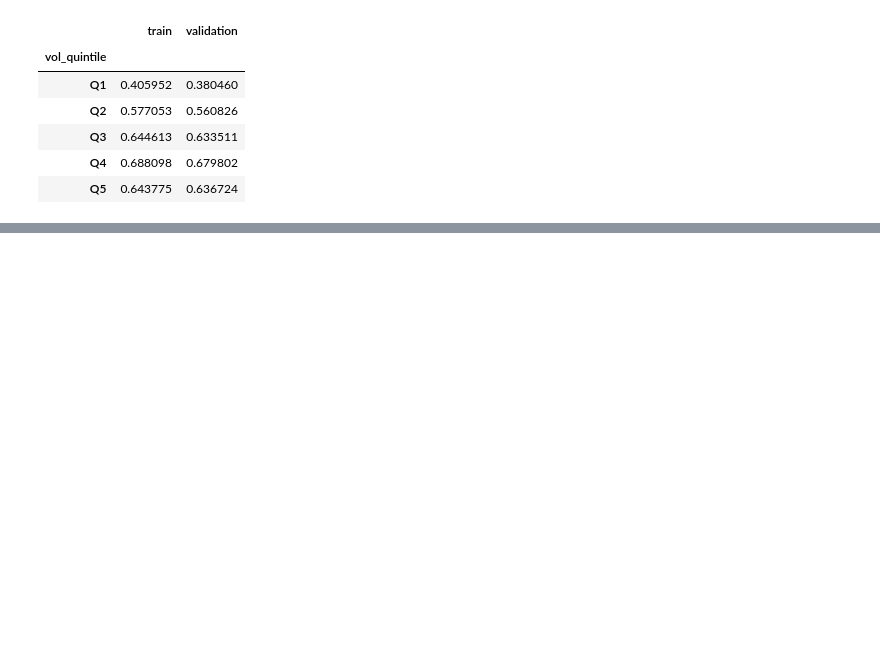
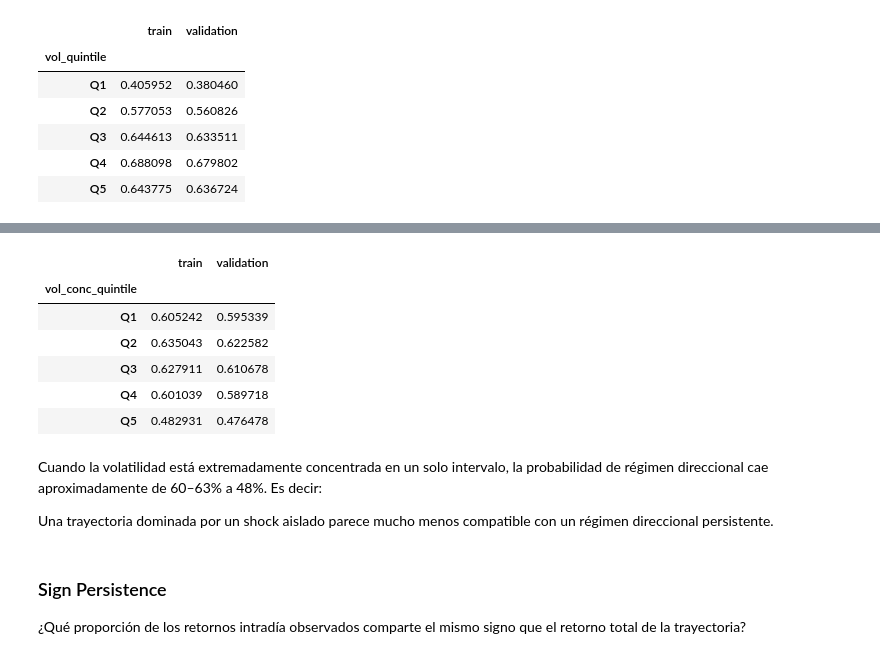
Before and after one commit to ADRIANVM117/data-science-portfolio, a Jupyter notebook: EXAMEN_DL_BOURBAKI/notebooks/03_quant_feature_baseline.ipynb, the cells around one changed output, grey strips where cells are left out. Cells and saved outputs as stored; diff of their text form; code cells hidden in the pictures; blank space fills up the shorter version.

Commit message:
03  creacion de features: volatilidad implicita,

```diff
--- a/EXAMEN_DL_BOURBAKI/notebooks/03_quant_feature_baseline.ipynb
+++ b/EXAMEN_DL_BOURBAKI/notebooks/03_quant_feature_baseline.ipynb
@@ -346,0 +724,41 @@ vol_signal_check
+# %%
+# Quintiles definidos únicamente con train
+vol_conc_bins = train_feat["vol_concentration"].quantile(
+    [0, .2, .4, .6, .8, 1]
+).values
+
+vol_conc_bins[0] = -np.inf
+vol_conc_bins[-1] = np.inf
+
+train_feat["vol_conc_quintile"] = pd.cut(
+    train_feat["vol_concentration"],
+    bins=vol_conc_bins,
+    labels=["Q1", "Q2", "Q3", "Q4", "Q5"]
+)
+
+val_feat["vol_conc_quintile"] = pd.cut(
+    val_feat["vol_concentration"],
+    bins=vol_conc_bins,
+    labels=["Q1", "Q2", "Q3", "Q4", "Q5"]
+)
+
+pd.concat({
+    "train": train_feat.groupby("vol_conc_quintile", observed=True)["directional"].mean(),
+    "validation": val_feat.groupby("vol_conc_quintile", observed=True)["directional"].mean()
+}, axis=1)
+# %% [output]
+|  | train | validation |
+| vol_conc_quintile |  |  |
+| Q1 | 0.605242 | 0.595339 |
+| Q2 | 0.635043 | 0.622582 |
+| Q3 | 0.627911 | 0.610678 |
+| Q4 | 0.601039 | 0.589718 |
+| Q5 | 0.482931 | 0.476478 |
+# %% [markdown]
+Cuando la volatilidad está extremadamente concentrada en un solo intervalo, la probabilidad de régimen direccional cae aproximadamente de 60–63% a 48%. Es decir:
+
+Una trayectoria dominada por un shock aislado parece mucho menos compatible con un régimen direccional persistente.
+# %% [markdown]
+### Sign Persistence
+
+¿Qué proporción de los retornos intradía observados comparte el mismo signo que el retorno total de la trayectoria?
```
Also changed, not shown: parts of 20 cells of this notebook.
